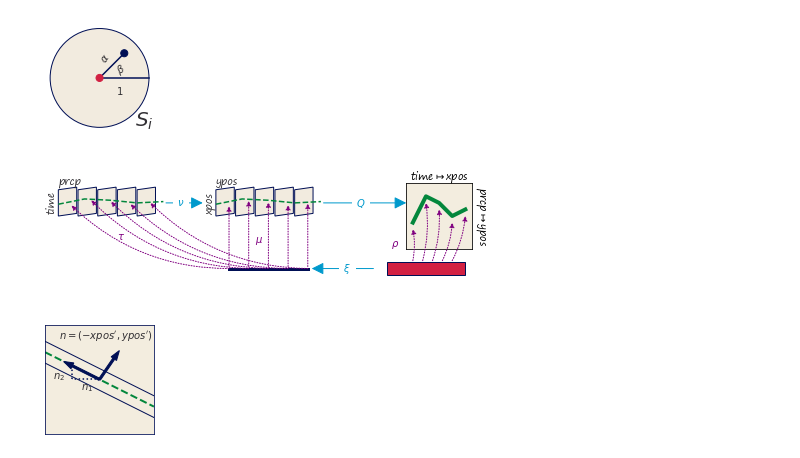
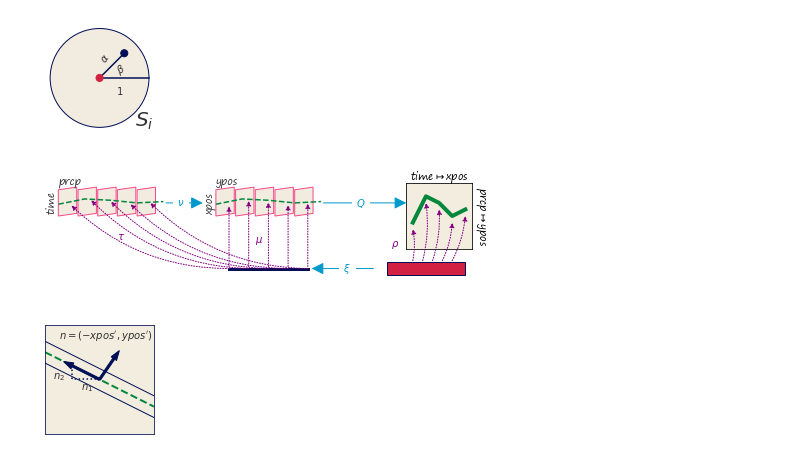
Before and after one commit to story645/proposal, a Jupyter notebook: figures/q_figs.ipynb, the cells around one changed output. Cells and saved outputs as stored; diff of their text form; code cells hidden in the pictures.

```diff
--- a/figures/q_figs.ipynb
+++ b/figures/q_figs.ipynb
@@ -300,11 +300,11 @@ axd['V'].plot(xp,yp, zorder=100, color=dc, linestyle='--')
 
 for i, off in enumerate(np.arange(xpos[0], xpos[-1], .15)):
     verts = np.array([[0, .4], [0,.6], [.14, .62], [.14, .42], [0, .6 ]]) + [off-.1, .2]
-    pe = mpatches.PathPatch(mpath.Path(verts, closed=True), edgecolor='C0',
+    pe = mpatches.PathPatch(mpath.Path(verts, closed=True), edgecolor=fcolor,
                                       facecolor=facecolor)
     axd['E'].add_patch(pe)
 
-    pv = mpatches.PathPatch(mpath.Path(verts, closed=True), edgecolor='C0',
+    pv = mpatches.PathPatch(mpath.Path(verts, closed=True), edgecolor=fcolor,
                                       facecolor=facecolor)
     axd['V'].add_patch(pv)
 
@@ -340,34 +340,34 @@ a4 = mpatches.ConnectionPatch(xyA=(0.92,.7), coordsA=axd['E'].transData,
 fig.add_artist(a4)
 fig.text(1.03, a4.xy1[1], r'$\nu$', transform=axd['E'].transData, **atext_kw)
 
 a5 = mpatches.ConnectionPatch(xyA=(0.92,.7), coordsA=axd['V'].transData,
                       xyB=(.35, .7), coordsB=axd['H'].transData,  arrowstyle="-|>",
                                   mutation_scale=25, zorder=10, color=ac)
 fig.add_artist(a5)
 fig.text(1.2, a5.xy1[1], r'$Q$', transform=axd['V'].transData, **atext_kw)
 
 
 for (n, xtx, ytx) in [('E', 'time', 'prcp'), ('V', 'xpos', 'ypos')]:
     axd[n].text(x1, y1, ytx, ha='left', va='bottom')
     axd[n].text(x0, y0, xtx, ha='right', va='bottom', rotation=90)
 
 
 axsub.xaxis.set_label_position('top')
 axsub.yaxis.set_label_position('right')
 axsub.set_xlabel('time'+r'$\mapsto$'+'xpos')
 axsub.set_ylabel('prcp'+r'$\mapsto$'+'ypos', rotation=270, labelpad=15)
 axsub.set(xticklabels=[], yticklabels=[])
 axsub.tick_params(length=0)
 
 axd['E'].annotate(r'$\tau$',(0.55, 0.42), color=oc)
 axd['V'].annotate(r'$\mu$', (.4, .4), color=oc)
 axd['H'].annotate(r'$\rho$', (.23, .37), color=oc)
 
 
 fig.savefig(slide_path/"line.png", bbox_inches='tight', facecolor='white' )
 fig.savefig(proposal_path/"line.png", bbox_inches='tight', facecolor='white' )
 # %% [output]
-[figure, old version]
+[figure, new version]
 # %%
 fig, axd = plt.subplot_mosaic([['glyph']], figsize=(2,2))
 axd['glyph'].set(ylim=(46.5,48.5), xlim=(4, 6), aspect='equal')
```
Also changed, not shown: parts of 1 cell of this notebook, 3 other files.
